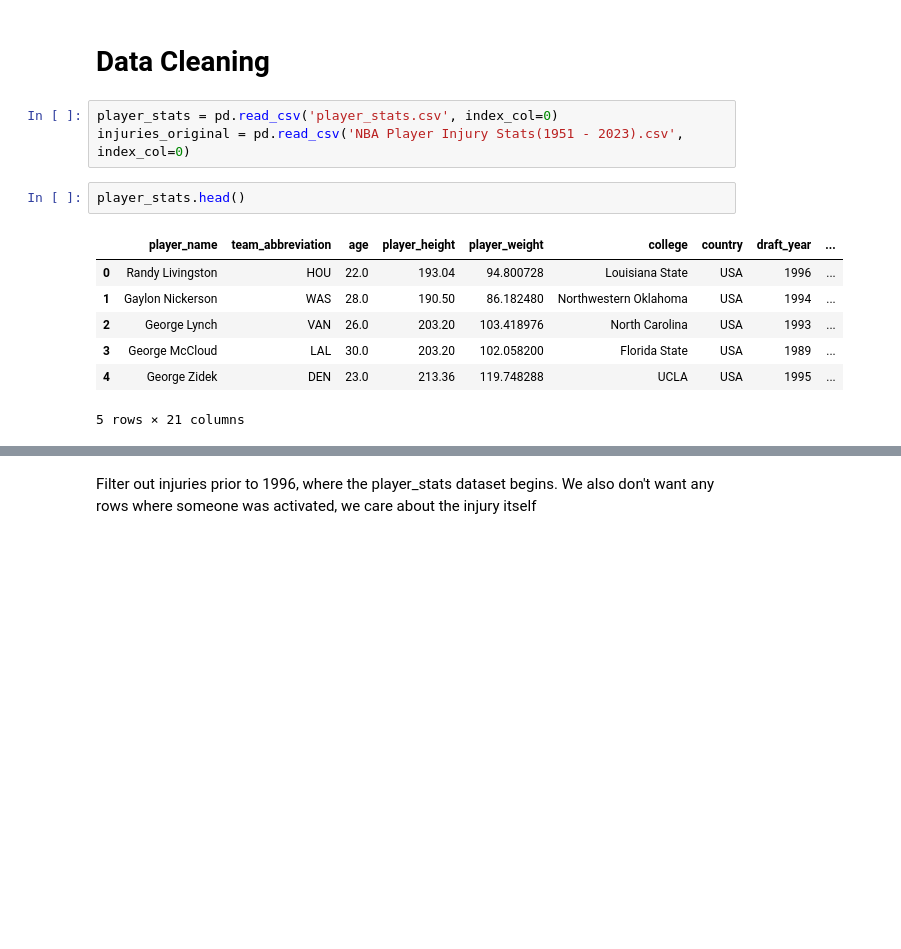
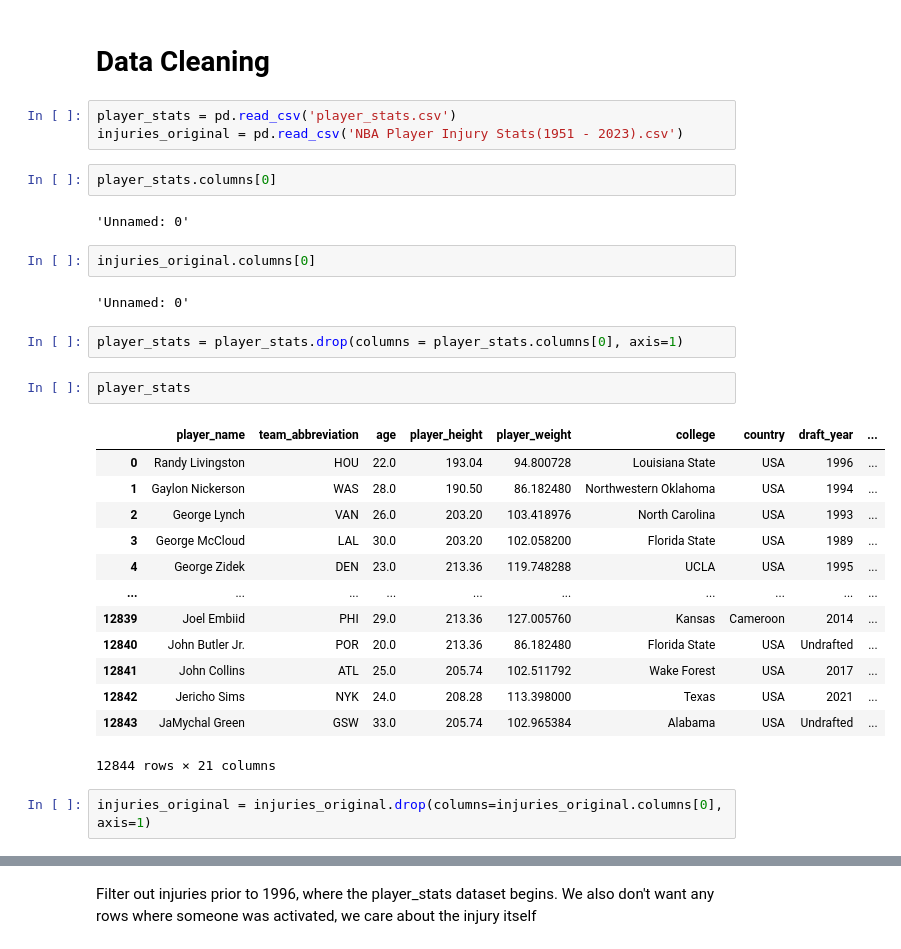
Before and after one commit to ab3131/NBAInjuryPredictor, a Jupyter notebook: NBAInjuryPredictor.ipynb, the cells around one changed output, grey strips where cells are left out. Saved outputs shown, nothing was run; the diff lists cells and outputs as text; blank space fills up the shorter version.

Commit message:
fixed index column reset problem

```diff
--- a/NBAInjuryPredictor.ipynb
+++ b/NBAInjuryPredictor.ipynb
@@ -11,16 +11,34 @@ import numpy as np
 # %% [markdown]
 # Data Cleaning
 # %%
-player_stats = pd.read_csv('player_stats.csv', index_col=0)
-injuries_original = pd.read_csv('NBA Player Injury Stats(1951 - 2023).csv', index_col=0)
+player_stats = pd.read_csv('player_stats.csv')
+injuries_original = pd.read_csv('NBA Player Injury Stats(1951 - 2023).csv')
+# %%
+player_stats.columns[0]
+# %% [output]
+'Unnamed: 0'
+# %%
+injuries_original.columns[0]
+# %% [output]
+'Unnamed: 0'
+# %%
+player_stats = player_stats.drop(columns = player_stats.columns[0], axis=1)
 # %%
-player_stats.head()
+player_stats
 # %% [output]
 |  | player_name | team_abbreviation | age | player_height | player_weight | college | country | draft_year | ... |
 | 0 | Randy Livingston | HOU | 22.0 | 193.04 | 94.800728 | Louisiana State | USA | 1996 | ... |
 | 1 | Gaylon Nickerson | WAS | 28.0 | 190.50 | 86.182480 | Northwestern Oklahoma | USA | 1994 | ... |
 | 2 | George Lynch | VAN | 26.0 | 203.20 | 103.418976 | North Carolina | USA | 1993 | ... |
 | 3 | George McCloud | LAL | 30.0 | 203.20 | 102.058200 | Florida State | USA | 1989 | ... |
 | 4 | George Zidek | DEN | 23.0 | 213.36 | 119.748288 | UCLA | USA | 1995 | ... |
+| ... | ... | ... | ... | ... | ... | ... | ... | ... | ... |
+| 12839 | Joel Embiid | PHI | 29.0 | 213.36 | 127.005760 | Kansas | Cameroon | 2014 | ... |
+| 12840 | John Butler Jr. | POR | 20.0 | 213.36 | 86.182480 | Florida State | USA | Undrafted | ... |
+| 12841 | John Collins | ATL | 25.0 | 205.74 | 102.511792 | Wake Forest | USA | 2017 | ... |
+| 12842 | Jericho Sims | NYK | 24.0 | 208.28 | 113.398000 | Texas | USA | 2021 | ... |
+| 12843 | JaMychal Green | GSW | 33.0 | 205.74 | 102.965384 | Alabama | USA | Undrafted | ... |
-5 rows × 21 columns
+12844 rows × 21 columns
+# %%
+injuries_original = injuries_original.drop(columns=injuries_original.columns[0], axis=1)
 # %%
```
Also changed, not shown: parts of 5 cells of this notebook.
